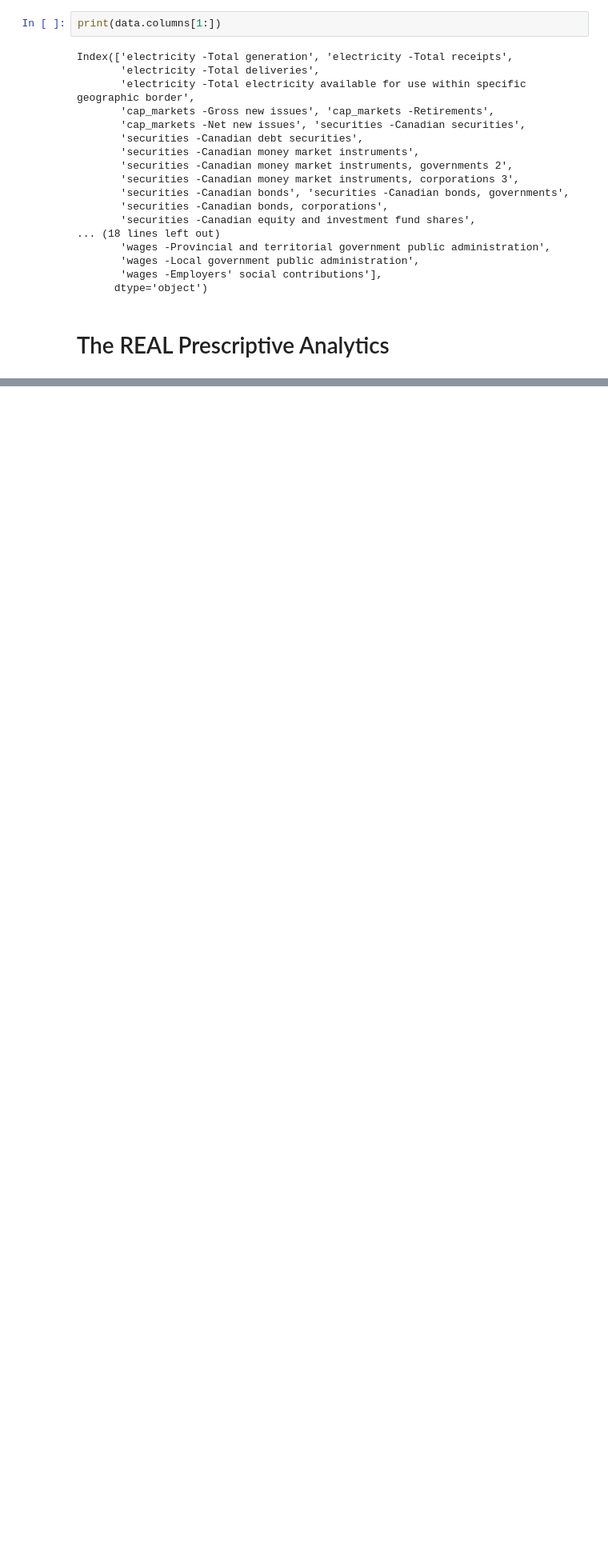
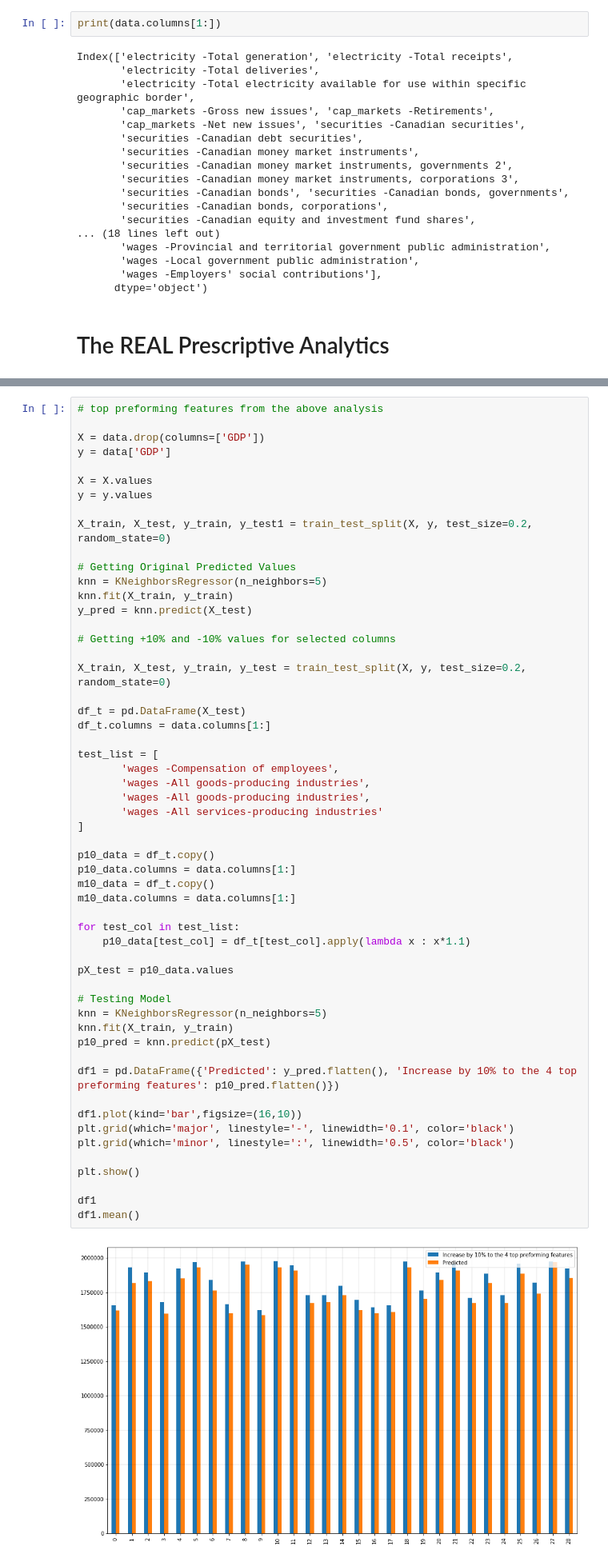
Before and after one commit to ayser259/canadian_economic_analysis, a Jupyter notebook: Predictive Analytics.ipynb, the cells around one changed output, grey strips where cells are left out. Shown: that part at 80% size. Drawn from its saved outputs; the diff is of its cells as text; blank space fills up the shorter version.

Commit message:
prescriptive analysis edit

```diff
--- a/Predictive Analytics.ipynb
+++ b/Predictive Analytics.ipynb
@@ -1329,0 +1771,57 @@ plt.show()
+# %%
+# top preforming features from the above analysis
+
+X = data.drop(columns=['GDP'])
+y = data['GDP']
+
+X = X.values
+y = y.values
+
+X_train, X_test, y_train, y_test1 = train_test_split(X, y, test_size=0.2, random_state=0)
+
+# Getting Original Predicted Values
+knn = KNeighborsRegressor(n_neighbors=5)
+knn.fit(X_train, y_train)
+y_pred = knn.predict(X_test)
+
+# Getting +10% and -10% values for selected columns
+
+X_train, X_test, y_train, y_test = train_test_split(X, y, test_size=0.2, random_state=0)
+
+df_t = pd.DataFrame(X_test)
+df_t.columns = data.columns[1:]
+
+test_list = [
+       'wages -Compensation of employees',
+       'wages -All goods-producing industries',
+       'wages -All goods-producing industries',
+       'wages -All services-producing industries'
+]
+
+p10_data = df_t.copy()
+p10_data.columns = data.columns[1:]
+m10_data = df_t.copy()
+m10_data.columns = data.columns[1:]
+
+for test_col in test_list:
+    p10_data[test_col] = df_t[test_col].apply(lambda x : x*1.1)
+
+pX_test = p10_data.values
+
+# Testing Model
+knn = KNeighborsRegressor(n_neighbors=5)
+knn.fit(X_train, y_train)
+p10_pred = knn.predict(pX_test)
+
+df1 = pd.DataFrame({'Predicted': y_pred.flatten(), 'Increase by 10% to the 4 top preforming features': p10_pred.flatten()})
+
+df1.plot(kind='bar',figsize=(16,10))
+plt.grid(which='major', linestyle='-', linewidth='0.1', color='black')
+plt.grid(which='minor', linestyle=':', linewidth='0.5', color='black')
+
+plt.show()
+
+df1
+df1.mean()
+# %% [output]
+[figure, added]
```
Also changed, not shown: parts of 8 cells of this notebook.
